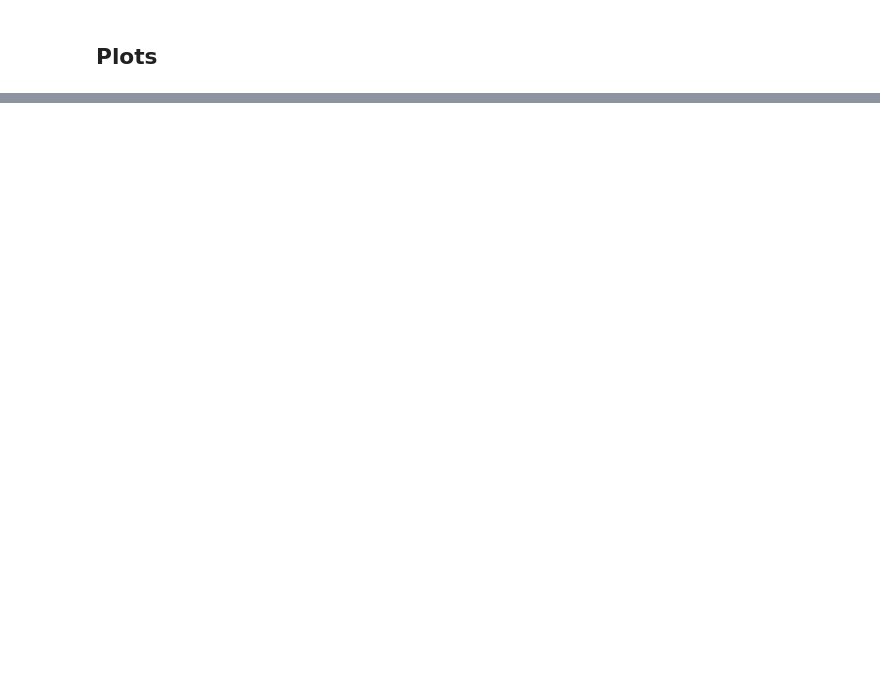
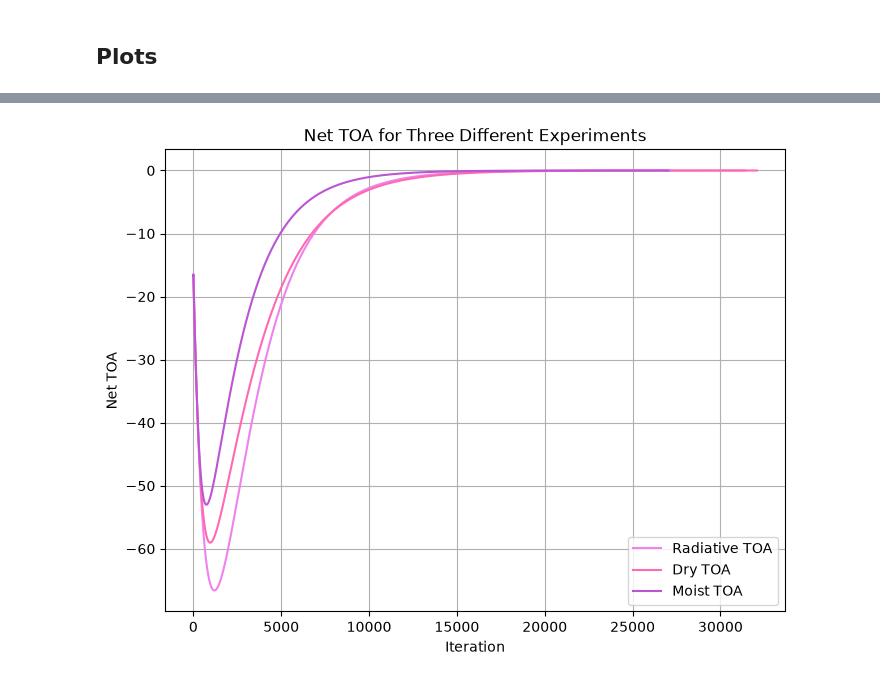
Before and after one commit to ejtrask/metr5003_fa26_trask, a Jupyter notebook: Lab4_rce_model.ipynb, the cells around one changed output, grey strips where cells are left out. Cells and saved outputs as stored; diff of their text form; code cells hidden in the pictures; blank space fills up the shorter version.

```diff
--- a/Lab4_rce_model.ipynb
+++ b/Lab4_rce_model.ipynb
@@ -473,0 +537,12 @@ According to the paper, criteria for
+# %%
+fig = plt.figure(figsize=(8,6))
+plt.plot(history_save['radiative']['TOA_net'], label='Radiative TOA', color='violet')
+plt.plot(history_save['dry']['TOA_net'], label='Dry TOA', color='hotpink')
+plt.plot(history_save['moist']['TOA_net'], label='Moist TOA', color='mediumorchid')
+plt.legend()
+plt.xlabel('Iteration')
+plt.ylabel('Net TOA')
+plt.grid()
+plt.title('Net TOA for Three Different Experiments');
+# %% [output]
+[figure, added]
```
Also changed, not shown: parts of 33 cells of this notebook.
